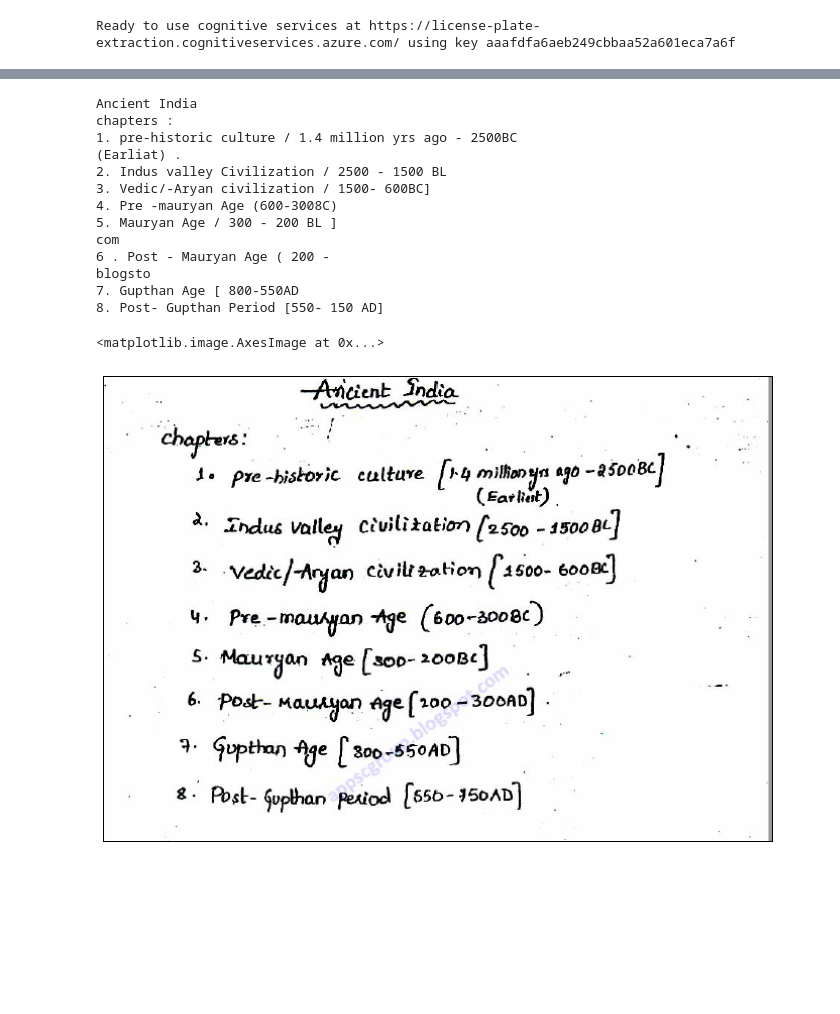
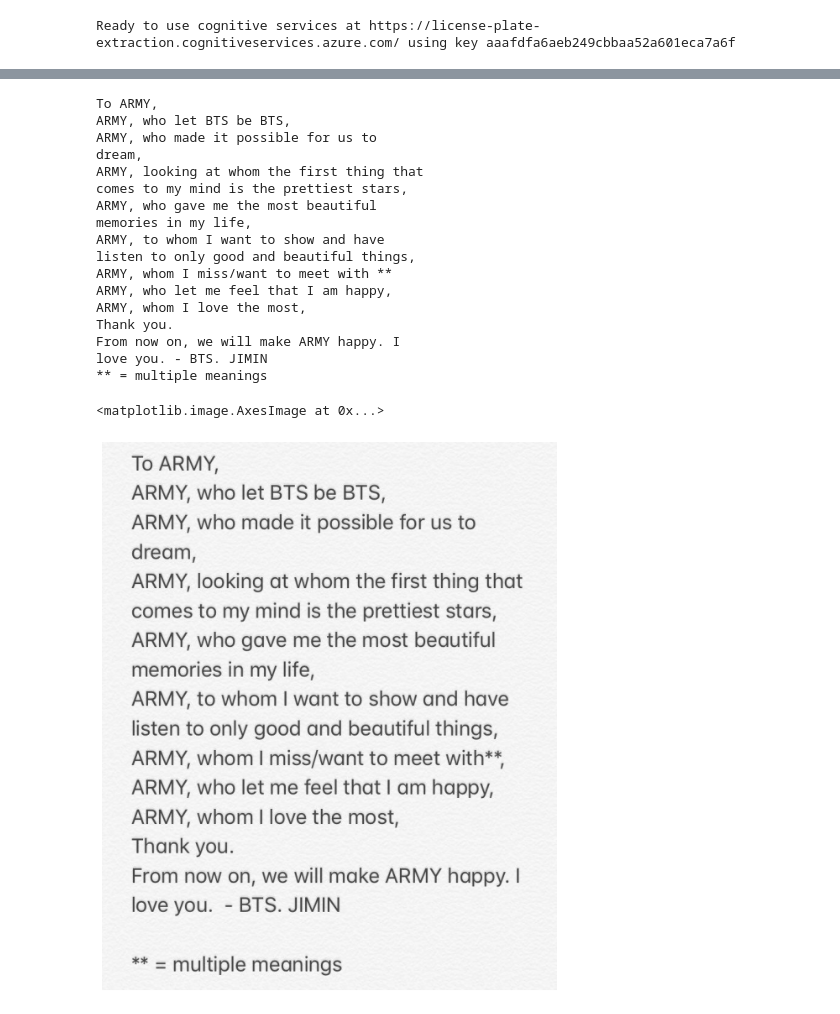
Before and after one commit to Bhavna288/ComputerVision, a Jupyter notebook: ImgToText.ipynb, the cells around one changed output, grey strips where cells are left out. Drawn from its saved outputs; the diff is of its cells as text; code cells hidden in the pictures; blank space fills up the shorter version.

```diff
--- a/ImgToText.ipynb
+++ b/ImgToText.ipynb
@@ -31,49 +31,53 @@ import os
 %matplotlib inline
 
 # Read the image file
-image_path = os.path.join('handwriting.png')
+image_path = os.path.join('letter_.jpg')
 image_stream = open(image_path, "rb")
 
 # Get a client for the computer vision service
 computervision_client = ComputerVisionClient(cog_endpoint, CognitiveServicesCredentials(cog_key))
 
 # Submit a request to read printed text in the image and get the operation ID
 read_operation = computervision_client.read_in_stream(image_stream, raw=True)
 operation_location = read_operation.headers["Operation-Location"]
 operation_id = operation_location.split("/")[-1]
 
 # Wait for the asynchronous operation to complete
 while True:
     read_results = computervision_client.get_read_result(operation_id)
     if read_results.status not in [OperationStatusCodes.running]:
         break
     time.sleep(1)
 
 # If the operation was successfuly, process the text line by line
 if read_results.status == OperationStatusCodes.succeeded:
     for result in read_results.analyze_result.read_results:
         for line in result.lines:
             print(line.text)
 
 # Open image and display it.
 print('\n')
 fig = plt.figure(figsize=(12,12))
 img = Image.open(image_path)
 plt.axis('off')
 plt.imshow(img)
 # %% [output]
-Ancient India
-chapters :
-1. pre-historic culture / 1.4 million yrs ago - 2500BC
-(Earliat) .
-2. Indus valley Civilization / 2500 - 1500 BL
-3. Vedic/-Aryan civilization / 1500- 600BC]
-4. Pre -mauryan Age (600-3008C)
-5. Mauryan Age / 300 - 200 BL ]
-com
-6 . Post - Mauryan Age ( 200 -
-blogsto
-7. Gupthan Age [ 800-550AD
-8. Post- Gupthan Period [550- 150 AD]
+To ARMY,
+ARMY, who let BTS be BTS,
+ARMY, who made it possible for us to
+dream,
+ARMY, looking at whom the first thing that
+comes to my mind is the prettiest stars,
+ARMY, who gave me the most beautiful
+memories in my life,
+ARMY, to whom I want to show and have
+listen to only good and beautiful things,
+ARMY, whom I miss/want to meet with **
+ARMY, who let me feel that I am happy,
+ARMY, whom I love the most,
+Thank you.
+From now on, we will make ARMY happy. I
+love you. - BTS. JIMIN
+** = multiple meanings
 <matplotlib.image.AxesImage at 0x...>
-[figure, old version]
+[figure, new version]
```
Also changed, not shown: parts of 1 cell of this notebook, 3 other files.
